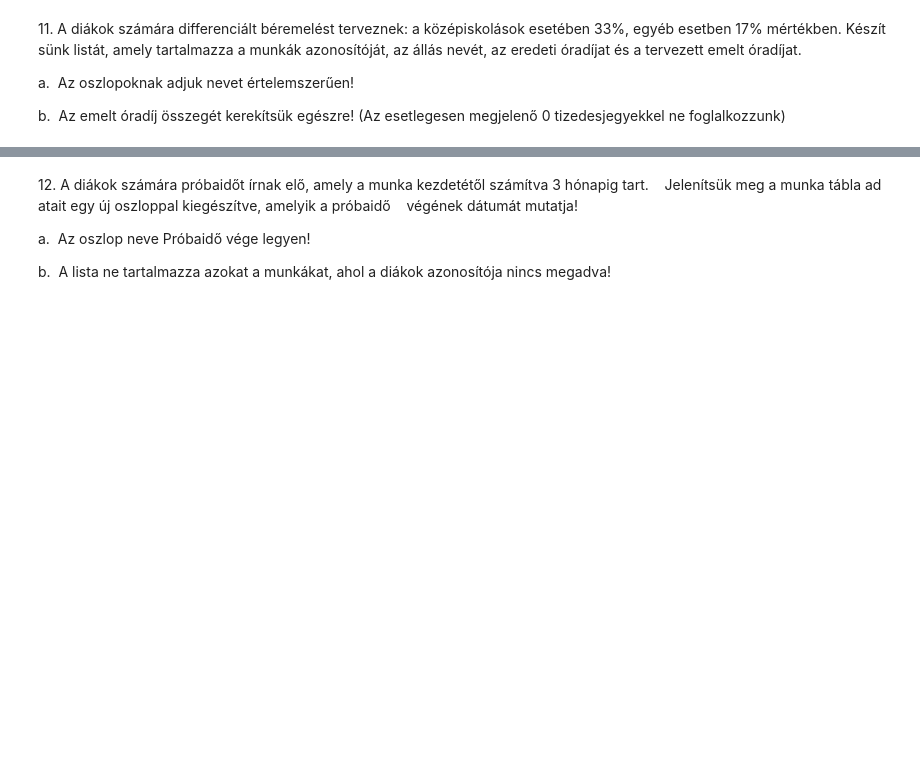
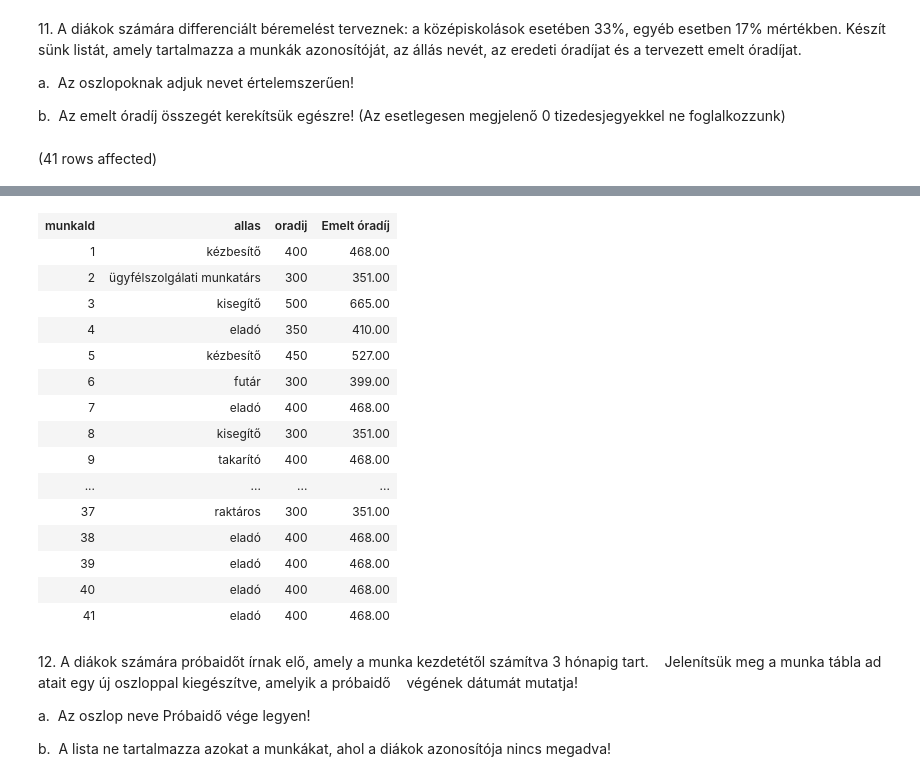
Before and after one commit to pkmate/Adatbazis, a Jupyter notebook: gyakorlat01_feladatok.ipynb, the cells around one changed output, grey strips where cells are left out. Drawn from its saved outputs; the diff is of its cells as text; code cells hidden in the pictures; blank space fills up the shorter version.

```diff
--- a/gyakorlat01_feladatok.ipynb
+++ b/gyakorlat01_feladatok.ipynb
@@ -198,3 +231,8 @@ WHERE
 a.  Az oszlopoknak adjuk nevet értelemszerűen!
 
 b.  Az emelt óradíj összegét kerekítsük egészre! (Az esetlegesen megjelenő 0 tizedesjegyekkel ne foglalkozzunk)
+# %%
+SELECT munkaId, allas, oradij, ROUND((IIF(kozepiskolas>0,oradij*1.33,oradij*1.17)),0) AS 'Emelt óradíj'
+FROM munka
+# %% [output]
+(41 rows affected)
@@ -201,3 +240,19 @@ b.  Az emelt óradíj összegét kerekítsük egészre! (Az esetlegesen
+| munkaId | allas | oradij | Emelt óradíj |
+| 1 | kézbesítő | 400 | 468.00 |
+| 2 | ügyfélszolgálati munkatárs | 300 | 351.00 |
+| 3 | kisegítő | 500 | 665.00 |
+| 4 | eladó | 350 | 410.00 |
+| 5 | kézbesítő | 450 | 527.00 |
+| 6 | futár | 300 | 399.00 |
+| 7 | eladó | 400 | 468.00 |
+| 8 | kisegítő | 300 | 351.00 |
+| 9 | takarító | 400 | 468.00 |
+| ... | ... | ... | ... |
+| 37 | raktáros | 300 | 351.00 |
+| 38 | eladó | 400 | 468.00 |
+| 39 | eladó | 400 | 468.00 |
+| 40 | eladó | 400 | 468.00 |
+| 41 | eladó | 400 | 468.00 |
 # %% [markdown]
 12. A diákok számára próbaidőt írnak elő, amely a munka kezdetétől számítva 3 hónapig tart.    Jelenítsük meg a munka tábla adatait egy új oszloppal kiegészítve, amelyik a próbaidő    végének dátumát mutatja!
 
```
Also changed, not shown: parts of 10 cells of this notebook.
